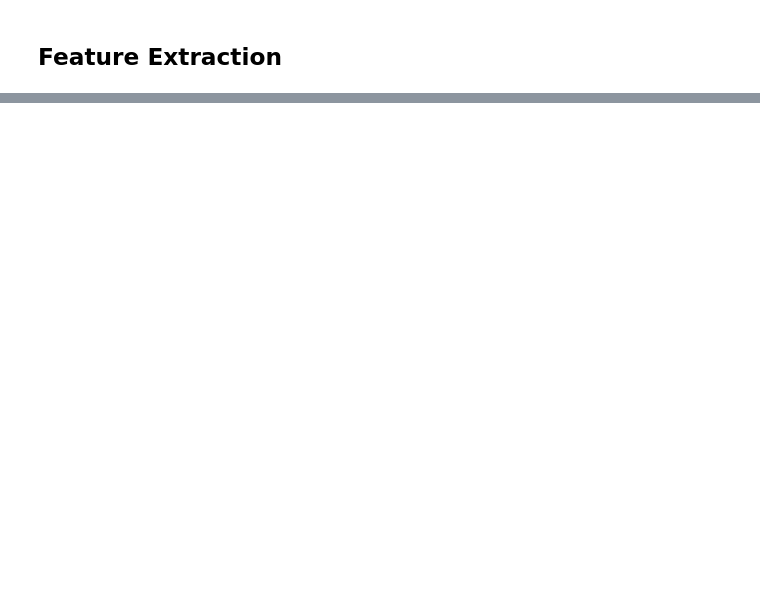
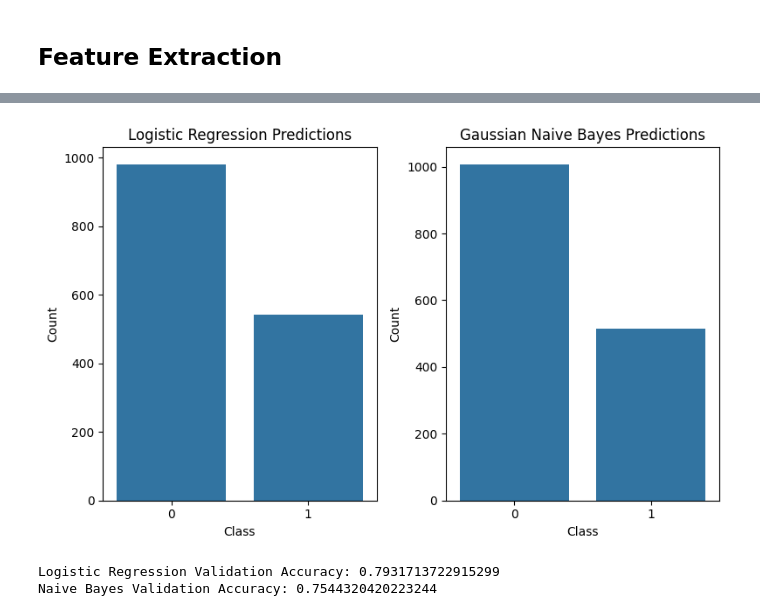
Before and after one commit to sushant-1704/DataSciencePractice, a Jupyter notebook: NLP Project/tweets.ipynb, the cells around one changed output, grey strips where cells are left out. Drawn from its saved outputs; the diff is of its cells as text; code cells hidden in the pictures; blank space fills up the shorter version.

Commit message:
mistakes corrected, model build, requirements.txt updated ✅

```diff
--- a/NLP Project/tweets.ipynb
+++ b/NLP Project/tweets.ipynb
@@ -52,2 +97,2 @@ np.int64(2594)
 # %%
-df.drop(['id','keyword','location'], axis=1)
+df_train.drop(['id','keyword','location'], axis=1, inplace=True)
@@ -338,0 +589,20 @@ print(y.shape)
+# %%
+# ---------------- Naive Bayes Validation ----------------
+
+from sklearn.model_selection import train_test_split
+
+# Split train data into train + validation
+X_tr, X_val, y_tr, y_val = train_test_split(X_train, y_train, test_size=0.2, random_state=42)
+
+# Fit model
+nb = GaussianNB()
+nb.fit(X_tr.toarray(), y_tr)
+
+# Predict on validation set
+y_val_pred_nb = nb.predict(X_val.toarray())
+
+# Evaluate
+from sklearn.metrics import accuracy_score, classification_report
+
+print("Validation Accuracy:", accuracy_score(y_val, y_val_pred_nb))
+print("Classification Report:\n", classification_report(y_val, y_val_pred_nb))
@@ -338,0 +620,39 @@ print(y.shape)
+# %%
+import matplotlib.pyplot as plt
+import seaborn as sns
+
+plt.figure(figsize=(8,5))
+
+# Histogram of Logistic Regression predictions
+plt.subplot(1,2,1)
+sns.countplot(x=y_val_pred_lr)
+plt.title("Logistic Regression Predictions")
+plt.xlabel("Class")
+plt.ylabel("Count")
+
+# Histogram of Naive Bayes predictions
+plt.subplot(1,2,2)
+sns.countplot(x=y_val_pred_nb)
+plt.title("Gaussian Naive Bayes Predictions")
+plt.xlabel("Class")
+plt.ylabel("Count")
+
+plt.tight_layout()
+plt.show()
+# %% [output]
+[figure, added]
+# %%
+# accuracy
+
+from sklearn.metrics import accuracy_score
+
+# Compute accuracy
+acc_lr = accuracy_score(y_val, y_val_pred_lr)
+acc_nb = accuracy_score(y_val, y_val_pred_nb)
+
+# Print accuracies
+print("Logistic Regression Validation Accuracy:", acc_lr)
+print("Naive Bayes Validation Accuracy:", acc_nb)
+# %% [output]
+Logistic Regression Validation Accuracy: 0.7931713722915299
+Naive Bayes Validation Accuracy: 0.7544320420223244
```
Also changed, not shown: parts of 37 cells of this notebook, 1 other file.
